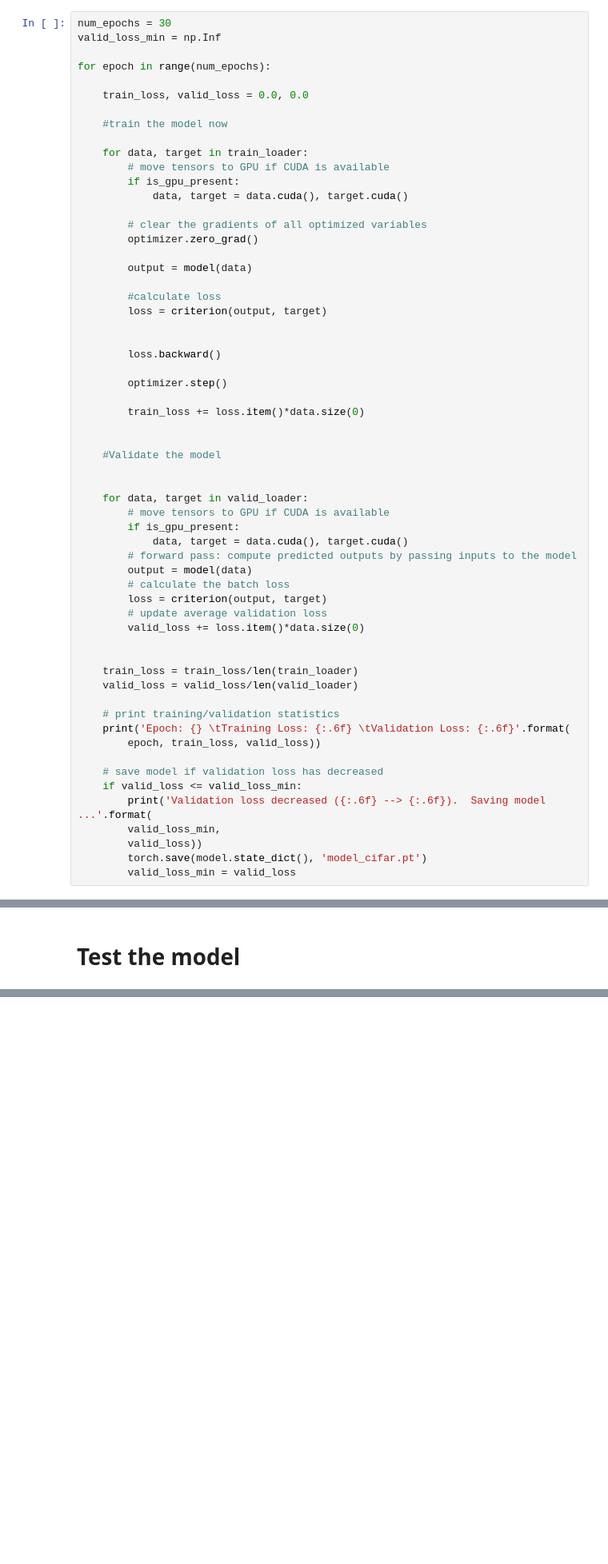
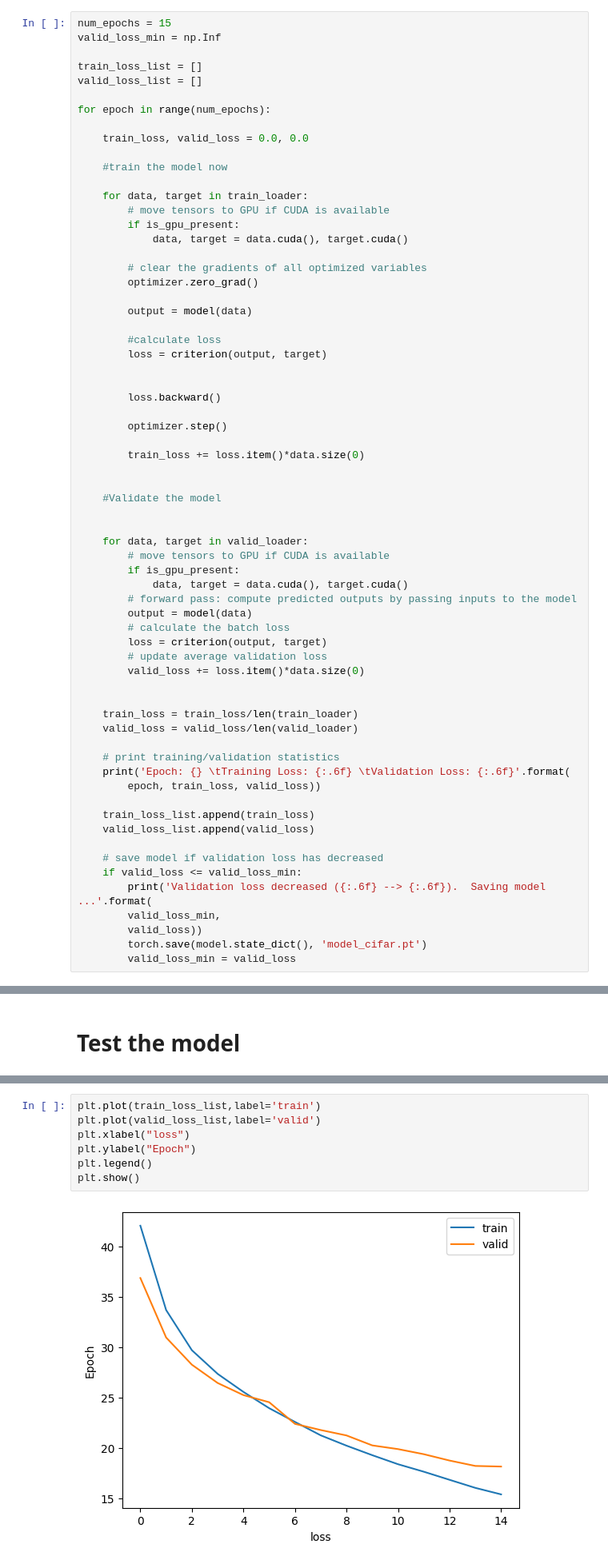
Before and after one commit to luiz826/deep-learning, a Jupyter notebook: q3/cisar_10.ipynb, the cells around one changed output, grey strips where cells are left out. Shown at 80% size. Saved outputs shown, nothing was run; the diff lists cells and outputs as text; blank space fills up the shorter version.

```diff
--- a/q3/cisar_10.ipynb
+++ b/q3/cisar_10.ipynb
@@ -195,8 +199,11 @@ optimizer = optim.SGD(model.parameters(), lr=0.01)
 # %% [markdown]
 # Train the Network
 # %%
-num_epochs = 30
+num_epochs = 15
 valid_loss_min = np.Inf
+
+train_loss_list = []
+valid_loss_list = []
 
 for epoch in range(num_epochs):
 
@@ -247,6 +254,9 @@ for epoch in range(num_epochs):
     print('Epoch: {} \tTraining Loss: {:.6f} \tValidation Loss: {:.6f}'.format(
         epoch, train_loss, valid_loss))
 
+    train_loss_list.append(train_loss)
+    valid_loss_list.append(valid_loss)
+
     # save model if validation loss has decreased
     if valid_loss <= valid_loss_min:
         print('Validation loss decreased ({:.6f} --> {:.6f}).  Saving model ...'.format(
@@ -343,3 +359,12 @@ Test Accuracy (Overall): 62% (6299/10000)
+# %%
+plt.plot(train_loss_list,label='train')
+plt.plot(valid_loss_list,label='valid')
+plt.xlabel("loss")
+plt.ylabel("Epoch")
+plt.legend()
+plt.show()
+# %% [output]
+[figure, added]
 # %% [markdown]
 # Visualize test sample results
 # %%
```
Also changed, not shown: parts of 7 cells of this notebook.
